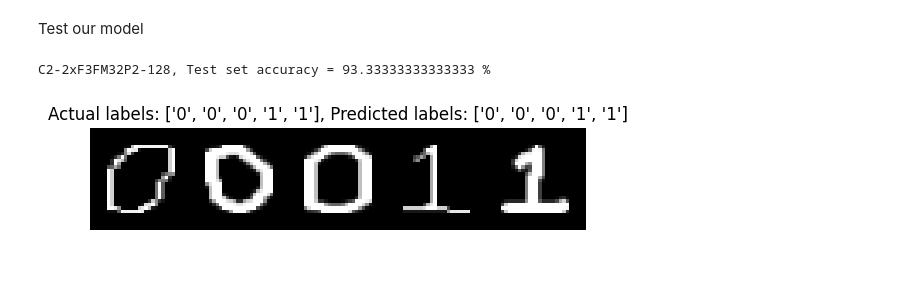
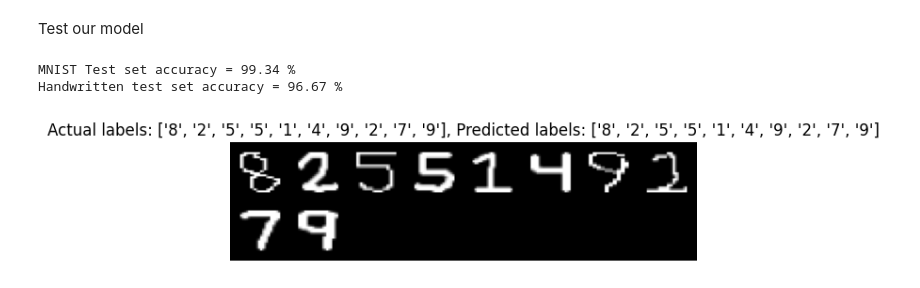
Before and after one commit to solopres/Cybr486FinalProject, a Jupyter notebook: CNN/cnn.ipynb, the cells around one changed output. Cells and saved outputs as stored; diff of their text form; code cells hidden in the pictures.

```diff
--- a/CNN/cnn.ipynb
+++ b/CNN/cnn.ipynb
@@ -59,9 +59,10 @@ normalize transform starting
 
 print('normalize transform ending')
 print('load datasets start')
-train_dataset = torchvision.datasets.MNIST(root="./CYBR486FINALPROJECT",transform=normalize_transform,download=True)
+train_dataset = torchvision.datasets.MNIST(root="./CYBR486FINALPROJECT/MNIST",transform=normalize_transform,download=True)
 custom_train_dataset = torchvision.datasets.ImageFolder(data_dir, transform=normalize_transform)
-test_dataset = torchvision.datasets.ImageFolder(test_dir, transform=normalize_transform)
+test_dataset = torchvision.datasets.MNIST(root="./CYBR486FINALPROJECT/MNIST",train=False,transform=normalize_transform,download=True)
+custom_test_dataset = torchvision.datasets.ImageFolder(test_dir, transform=normalize_transform)
 print('load datasets end')
 # %% [output]
 normalize transform ending
@@ -70,17 +71,18 @@ load datasets end
 # %% [markdown]
 Visualize and analyze our data
 # %%
-#prepare minibatches
-batch_size = 32
-train_loader = torch.utils.data.DataLoader(
-    train_dataset, batch_size=batch_size)
+# prepare minibatches
+batch_size = 64
+train_loader = torch.utils.data.DataLoader(train_dataset, batch_size=batch_size)
 custom_train_loader = torch.utils.data.DataLoader(custom_train_dataset, batch_size=batch_size,shuffle=True)
-test_loader = torch.utils.data.DataLoader(test_dataset, batch_size=batch_size,shuffle=False)
+custom_test_loader = torch.utils.data.DataLoader(custom_test_dataset, batch_size=batch_size,shuffle=True)
+test_loader = torch.utils.data.DataLoader(test_dataset, batch_size=batch_size,shuffle=True)
 
-#visualization
+# visualization
 print("******\nVISUALIZE DATA SET")
 dataiter = iter(train_loader)
 images, labels = next(dataiter)
+# Reverse normalized images for white digits in black space
 images = images * 0.3081 + 0.1307
 plt.imshow(np.transpose(torchvision.utils.make_grid(
     images[:25], padding=1, nrow=5).numpy(), (1, 2, 0)),cmap="gray")
@@ -89,7 +91,7 @@ plt.show()
 
 
 
-#analyze dataset
+# analyze dataset
 print("*******\nANALYZE DATASET")
 classes = []
 for batch_idx, data in enumerate(train_loader):
@@ -97,7 +99,7 @@ for batch_idx, data in enumerate(train_loader):
     classes.extend(y.tolist())
 
 unique, counts = np.unique(classes, return_counts=True)
-names = list(test_dataset.class_to_idx.keys())
+names = list(custom_test_dataset.class_to_idx.keys())
 plt.bar(names, counts)
 plt.xlabel("Target Classes")
 plt.ylabel("Number of training instances")
@@ -268,33 +265,44 @@ C2-2xF3FM32P2-128, Test set accuracy = 93.33333333333333 %
 # %% [markdown]
 Test our model
 # %%
-model_dir = '/content/drive/My Drive/Cybr486Project/Models/batch 32/FullTrainedE30.pt'
+model_dir = '/content/drive/My Drive/Cybr486Project/Models/batch 64/MNIST-Trained-Model-Batch64.pt'
 model.load_state_dict(
 torch.load(model_dir, map_location="cpu")
 )
 total_y_true = []
 total_y_pred = []
 test_acc = 0
 model.eval()
 with torch.no_grad():
     for images, labels in test_loader:
         images = images.to(device)
         y_true = labels.to(device)
         outputs = model(images)
+        # count correct predictions
+        _, y_pred = torch.max(outputs.data, 1)
+        test_acc += (y_pred == y_true).sum().item()
+    print(f"MNIST Test set accuracy = {100 * test_acc / len(test_dataset)} %")
+    test_acc = 0
+    for images, labels in custom_test_loader:
+        images = images.to(device)
+        y_true = labels.to(device)
+        outputs = model(images)
+        # count correct predictions
         _, y_pred = torch.max(outputs.data, 1)
         test_acc += (y_pred == y_true).sum().item()
 
-print(f"C2-2xF3FM32P2-128, Test set accuracy = {100 * test_acc / len(test_dataset)} %")
-num_images = 5
+print(f"Handwritten test set accuracy = {100 * test_acc / len(custom_test_dataset):.2f} %")
+num_images = len(names)
 y_true_name = [names[y_true[idx]] for idx in range(num_images)]
 y_pred_name = [names[y_pred[idx]] for idx in range(num_images)]
 title = f"Actual labels: {y_true_name}, Predicted labels: {y_pred_name}"
 
 plt.imshow(np.transpose(torchvision.utils.make_grid(
     images[:num_images].cpu(), normalize=True, padding=1).numpy(), (1, 2, 0)))
 plt.title(title)
 plt.axis("off")
 plt.show()
 # %% [output]
-C2-2xF3FM32P2-128, Test set accuracy = 93.33333333333333 %
+MNIST Test set accuracy = 99.34 %
+Handwritten test set accuracy = 96.67 %
-[figure, old version]
+[figure, new version]
```
Also changed, not shown: parts of 3 cells of this notebook.
